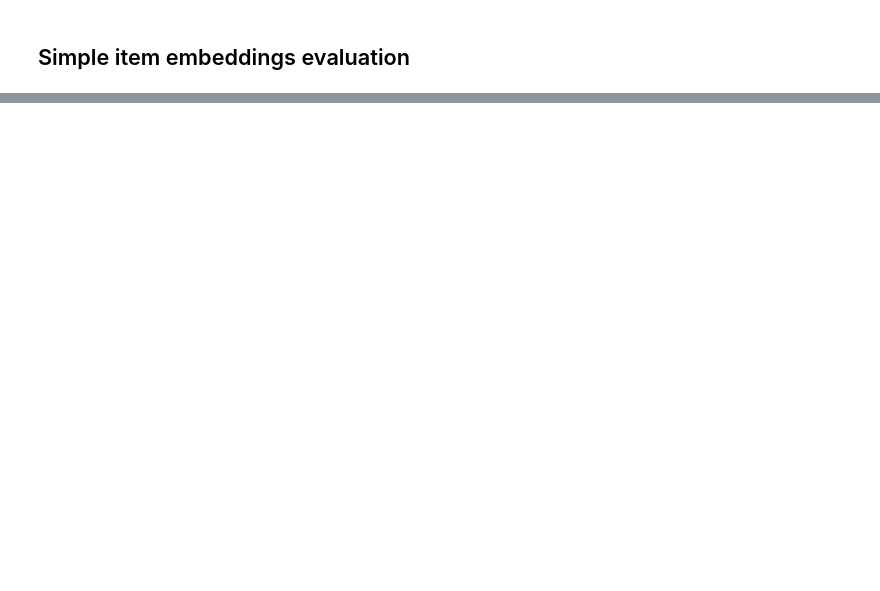
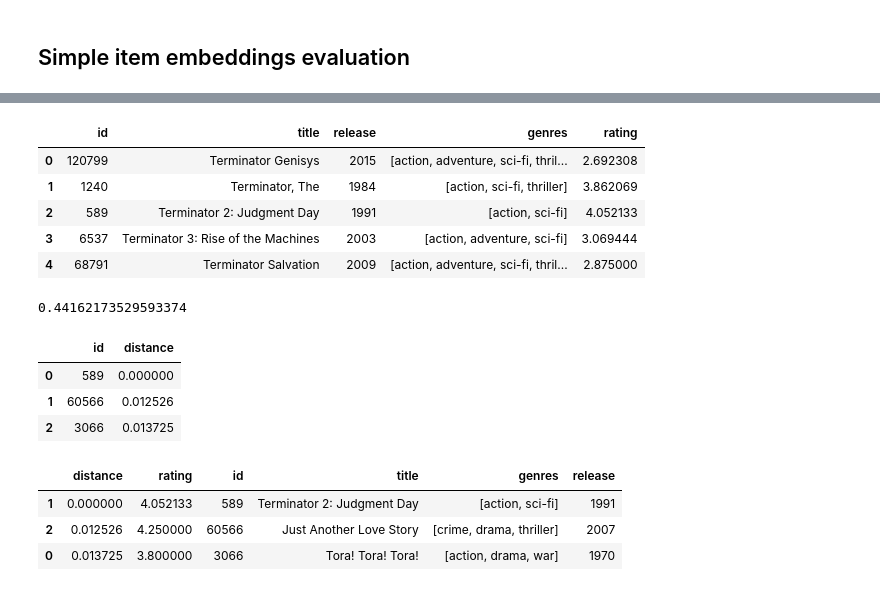
Before and after one commit to adrianmarino/thesis-paper, a Jupyter notebook: notebooks/chat-bot/2_embedding-db-updater.ipynb, the cells around one changed output, grey strips where cells are left out. Drawn from its saved outputs; the diff is of its cells as text; code cells hidden in the pictures; blank space fills up the shorter version.

```diff
--- a/notebooks/chat-bot/2_embedding-db-updater.ipynb
+++ b/notebooks/chat-bot/2_embedding-db-updater.ipynb
@@ -95,6 +212,6 @@ def to_df(items, distances):
 # %%
 ctx = AppContext()
 
-items, distances = await ctx.item_service.find_by_content('Toy Story')
-to_df(items, distances)
+items, distances = await ctx.item_service.find_by_content('Terminator')
+items_df = to_df(items, distances)
 # %% [output]
@@ -110,0 +222,30 @@ to_df(items, distances)
+# %%
+items_df[['id', 'title', 'release', 'genres', 'rating']]
+# %% [output]
+|  | id | title | release | genres | rating |
+| 0 | 120799 | Terminator Genisys | 2015 | [action, adventure, sci-fi, thril... | 2.692308 |
+| 1 | 1240 | Terminator, The | 1984 | [action, sci-fi, thriller] | 3.862069 |
+| 2 | 589 | Terminator 2: Judgment Day | 1991 | [action, sci-fi] | 4.052133 |
+| 3 | 6537 | Terminator 3: Rise of the Machines | 2003 | [action, adventure, sci-fi] | 3.069444 |
+| 4 | 68791 | Terminator Salvation | 2009 | [action, adventure, sci-fi, thril... | 2.875000 |
+# %%
+toy_story = ctx.items_cf_emb_repository.find_by_id(items_df.iloc[1,:].id)
+toy_story_2 = ctx.items_cf_emb_repository.find_by_id(items_df.iloc[2,:].id)
+
+from scipy.spatial import distance
+distance.cosine(toy_story.emb, toy_story_2.emb)
+# %% [output]
+0.44162173529593374
+# %%
+similars = ctx.items_cf_emb_repository.find_similars_by_id(toy_story_2.id, limit=3)
+
+similars_df = pd.DataFrame(data={
+    'id'       : [str(i) for i in similars.ids],
+    'distance' : similars.distances
+})
+similars_df
+# %% [output]
+|  | id | distance |
+| 0 | 589 | 0.000000 |
+| 1 | 60566 | 0.012526 |
+| 2 | 3066 | 0.013725 |
@@ -110,0 +254,9 @@ to_df(items, distances)
+# %%
+df = pd.DataFrame.from_records([i.dict(exclude_none=True) for i in similar_items])
+
+df.merge(similars_df, on=['id'])[['distance', 'rating', 'id', 'title', 'genres', 'release']].sort_values(by=['distance'])
+# %% [output]
+|  | distance | rating | id | title | genres | release |
+| 1 | 0.000000 | 4.052133 | 589 | Terminator 2: Judgment Day | [action, sci-fi] | 1991 |
+| 2 | 0.012526 | 4.250000 | 60566 | Just Another Love Story | [crime, drama, thriller] | 2007 |
+| 0 | 0.013725 | 3.800000 | 3066 | Tora! Tora! Tora! | [action, drama, war] | 1970 |
```
Also changed, not shown: parts of 10 cells of this notebook, 46 other files.
